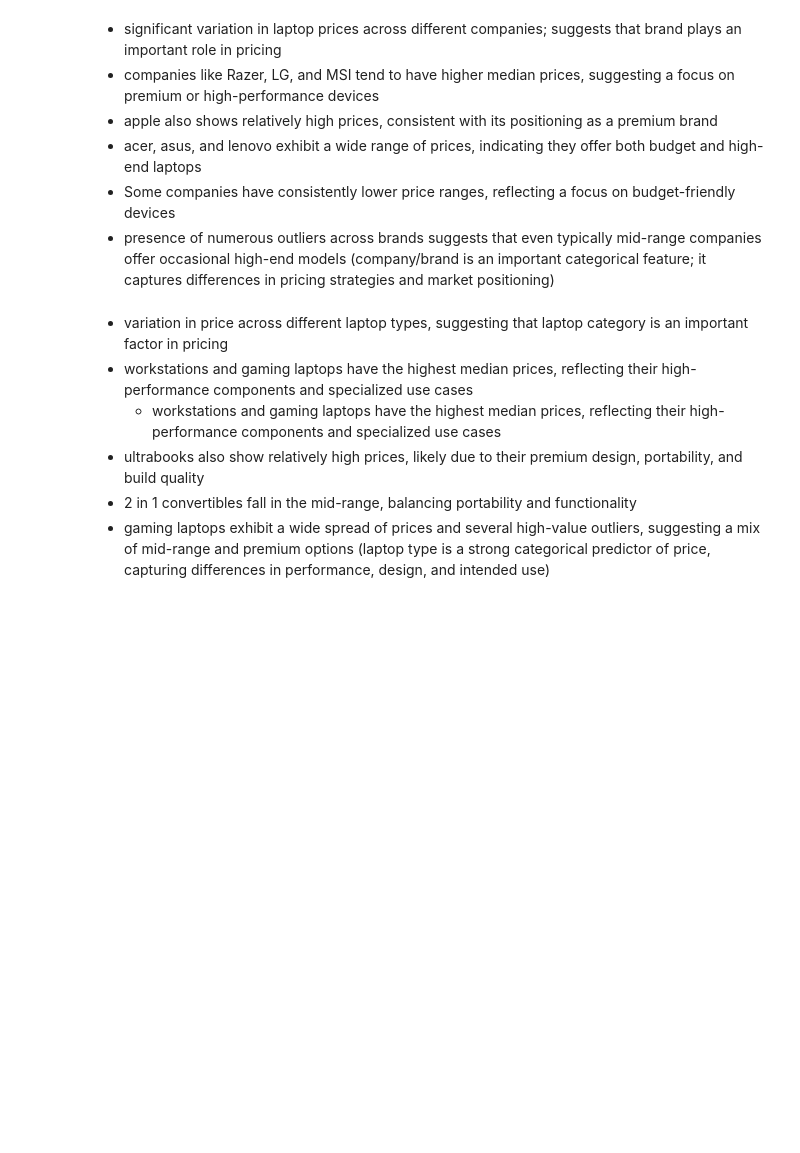
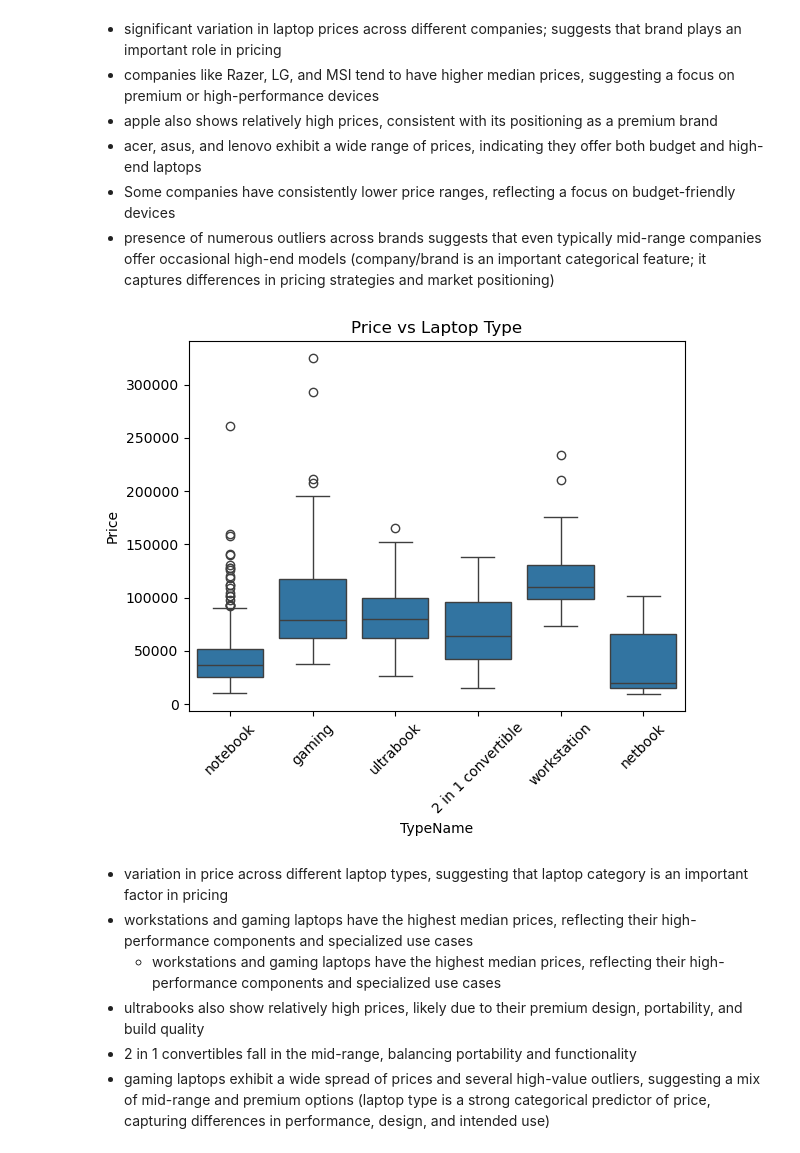
Before and after one commit to nishka-shah/Laptop-Prices, a Jupyter notebook: notebooks/eda.ipynb, the cells around one changed output. Drawn from its saved outputs; the diff is of its cells as text; code cells hidden in the pictures; blank space fills up the shorter version.

```diff
--- a/notebooks/eda.ipynb
+++ b/notebooks/eda.ipynb
@@ -154,10 +165,13 @@ plt.show()
 # %%
 # Price vs Laptop type
 plt.figure()
-sns.boxplot(x=df["TypeName"], y=df["Price"])
+type_order = df["TypeName"].value_counts().index
+sns.boxplot(x=df["TypeName"], y=df["Price"], order=type_order)
 plt.title("Price vs Laptop Type")
 plt.xticks(rotation=45)
 plt.show()
+# %% [output]
+[figure, added]
 # %% [markdown]
 - variation in price across different laptop types, suggesting that laptop category is an important factor in pricing
 - workstations and gaming laptops have the highest median prices, reflecting their high-performance components and specialized use cases
```
Also changed, not shown: parts of 6 cells of this notebook, 1 other file.
